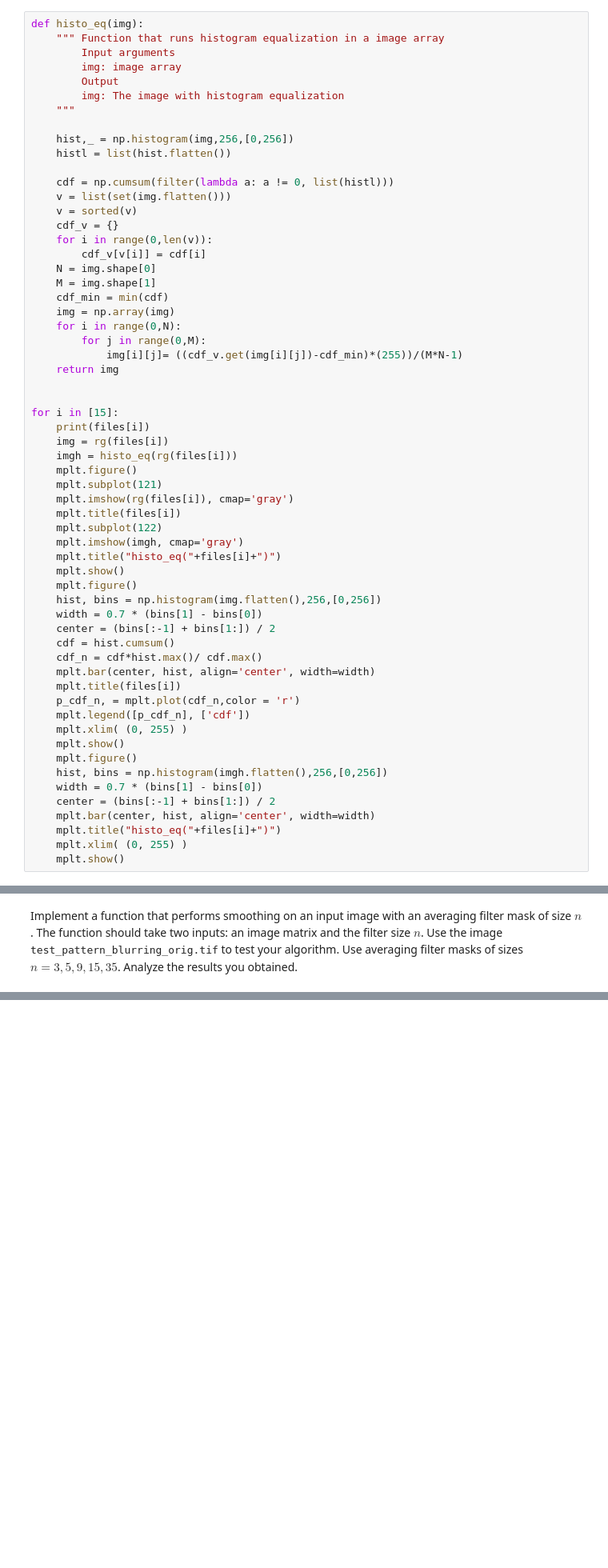
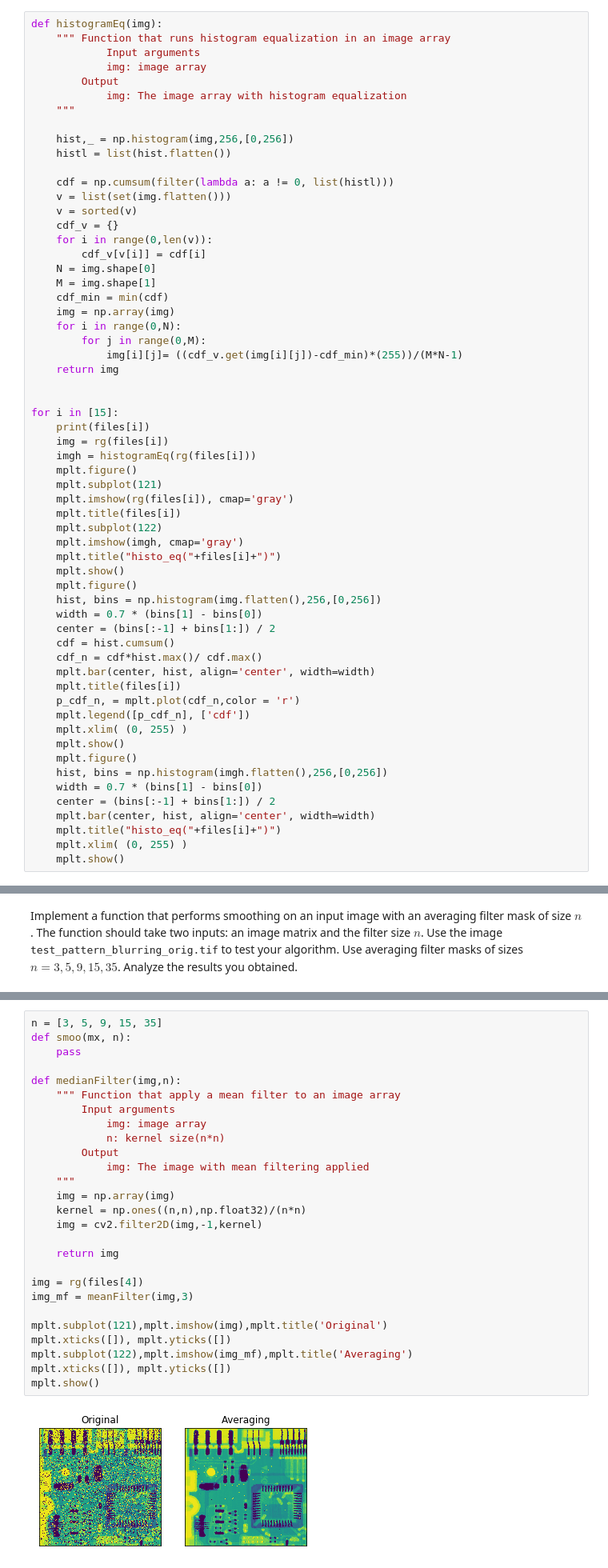
Before and after one commit to karolaya/PDI, a Jupyter notebook: PS-02/ProblemSet2.ipynb, the cells around one changed output, grey strips where cells are left out. Shown at 80% size. Drawn from its saved outputs; the diff is of its cells as text; blank space fills up the shorter version.

```diff
--- a/PS-02/ProblemSet2.ipynb
+++ b/PS-02/ProblemSet2.ipynb
@@ -45,12 +45,12 @@ Implement the code for the function below, which runs histogram equalization on
 # %% [markdown]
 Please comment results here.
 # %%
-def histo_eq(img):
-    """ Function that runs histogram equalization in a image array
-        Input arguments
-        img: image array
+def histogramEq(img):
+    """ Function that runs histogram equalization in an image array
+            Input arguments
+            img: image array
         Output
-        img: The image with histogram equalization
+            img: The image array with histogram equalization
     """
 
     hist,_ = np.histogram(img,256,[0,256])
@@ -75,7 +75,7 @@ def histo_eq(img):
 for i in [15]:
     print(files[i])
     img = rg(files[i])
-    imgh = histo_eq(rg(files[i]))
+    imgh = histogramEq(rg(files[i]))
     mplt.figure()
     mplt.subplot(121)
     mplt.imshow(rg(files[i]), cmap='gray')
@@ -131,3 +127,32 @@ def smoo(mx, n):
+# %%
+n = [3, 5, 9, 15, 35]
+def smoo(mx, n):
+    pass
+
+def medianFilter(img,n):
+    """ Function that apply a mean filter to an image array
+        Input arguments
+            img: image array
+            n: kernel size(n*n)
+        Output
+            img: The image with mean filtering applied
+    """
+    img = np.array(img)
+    kernel = np.ones((n,n),np.float32)/(n*n)
+    img = cv2.filter2D(img,-1,kernel)
+
+    return img
+
+img = rg(files[4])
+img_mf = meanFilter(img,3)
+
+mplt.subplot(121),mplt.imshow(img),mplt.title('Original')
+mplt.xticks([]), mplt.yticks([])
+mplt.subplot(122),mplt.imshow(img_mf),mplt.title('Averaging')
+mplt.xticks([]), mplt.yticks([])
+mplt.show()
+# %% [output]
+[figure, added]
 # %% [markdown]
 ### Problem 4
 # %% [markdown]
```
Also changed, not shown: parts of 2 cells of this notebook, 1 other file.
